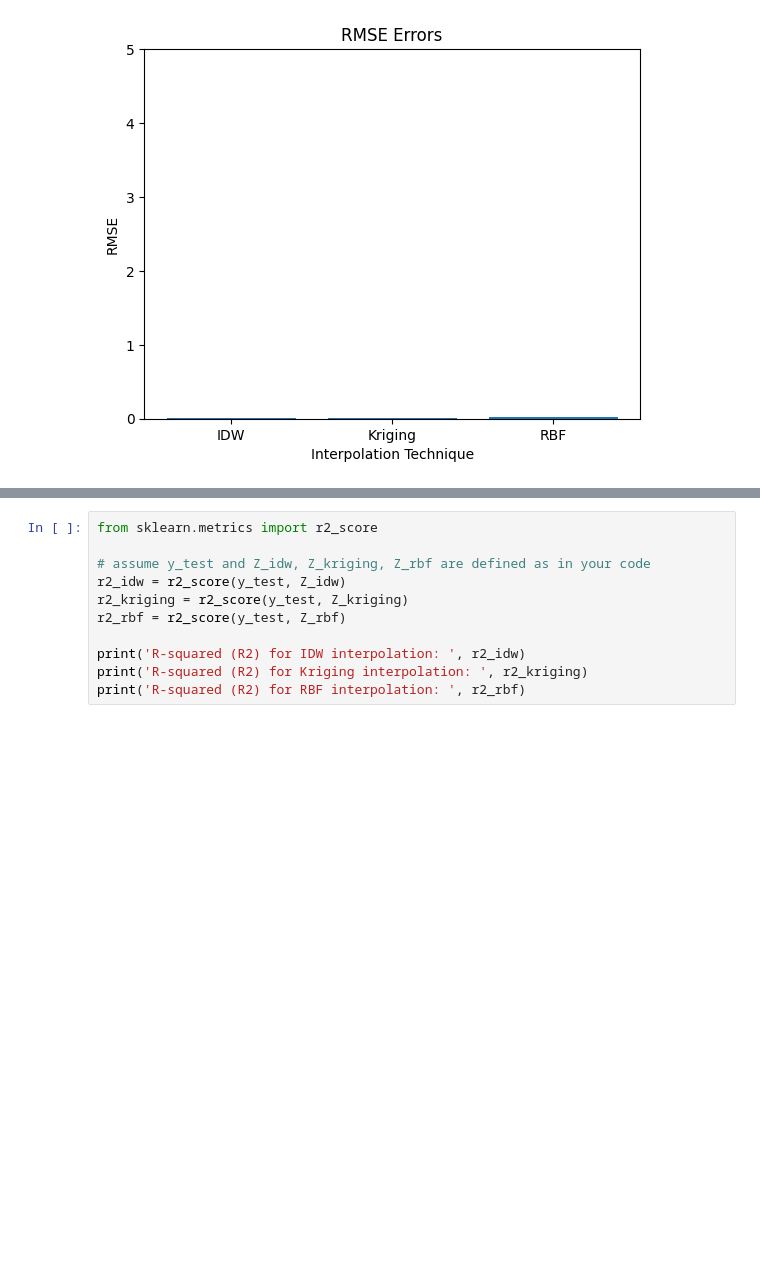
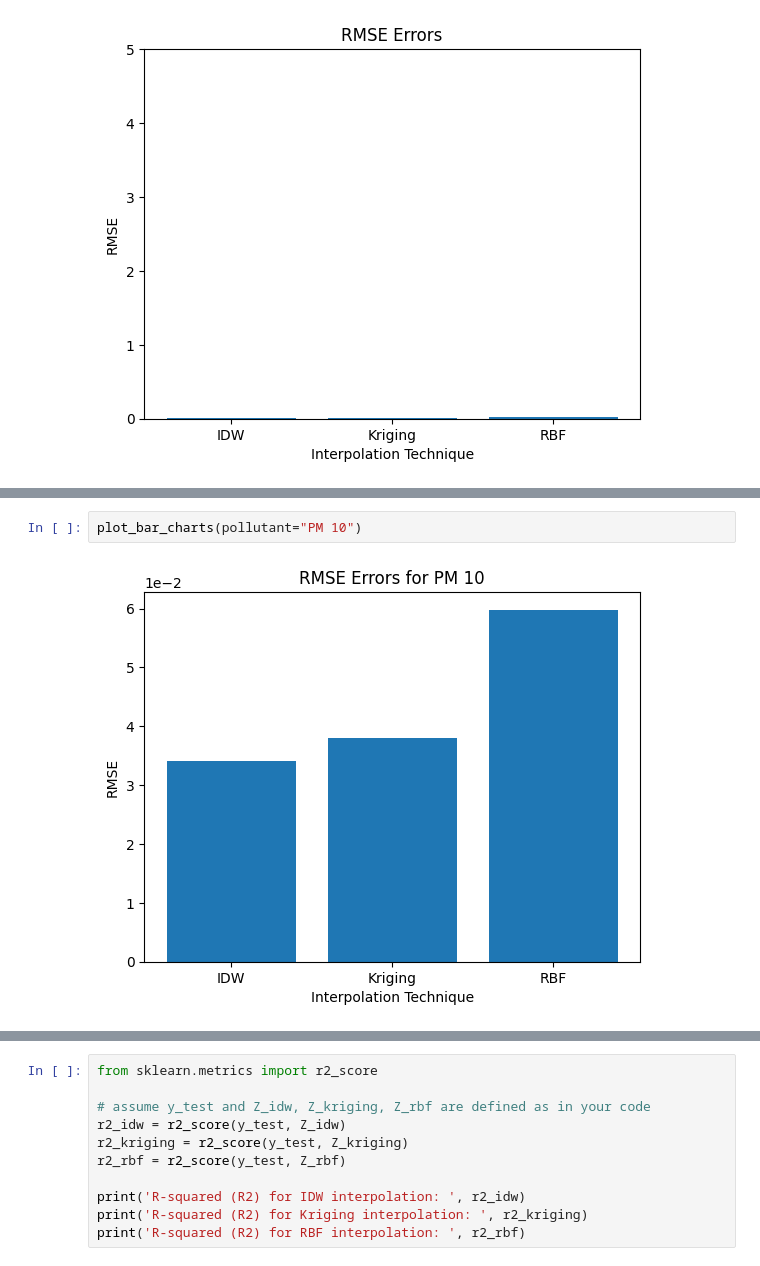
Before and after one commit to praseedm/PGMP, a Jupyter notebook: Interpolation_final2.ipynb, the cells around one changed output, grey strips where cells are left out. Drawn from its saved outputs; the diff is of its cells as text; blank space fills up the shorter version.

```diff
--- a/Interpolation_final2.ipynb
+++ b/Interpolation_final2.ipynb
@@ -567,0 +624,4 @@ plt.show()
+# %%
+plot_bar_charts(pollutant="PM 10")
+# %% [output]
+[figure, added]
```
Also changed, not shown: parts of 18 cells of this notebook.
